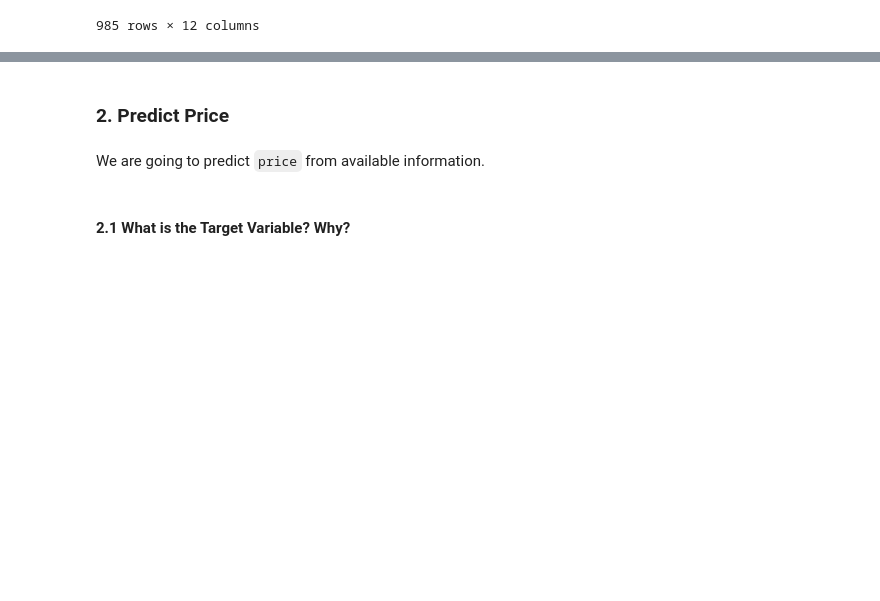
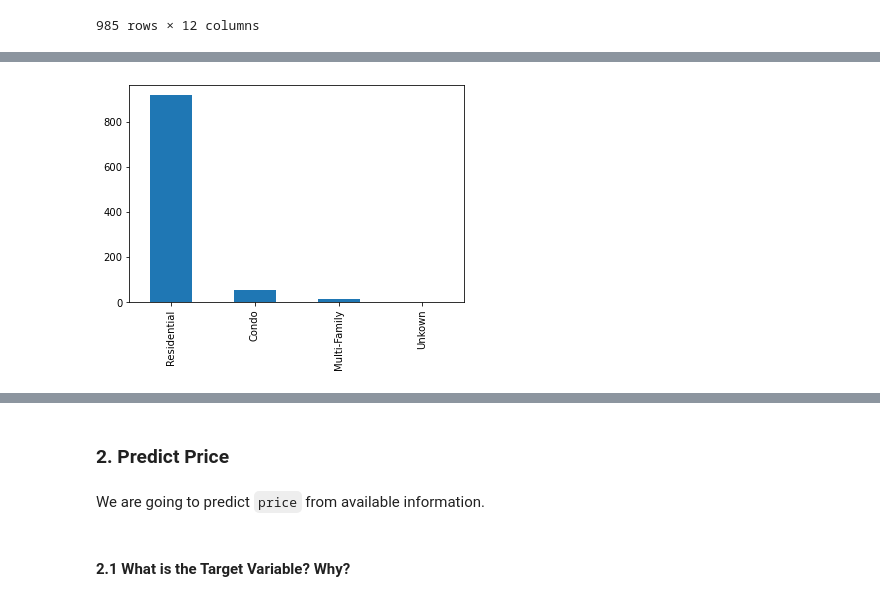
Before and after one commit to DavidMuwandi/Institue_of_data, a Jupyter notebook: Module 4/IOD_Lab 4.1.1 - Linear regresion hard coded.ipynb, the cells around one changed output, grey strips where cells are left out. Drawn from its saved outputs; the diff is of its cells as text; code cells hidden in the pictures; blank space fills up the shorter version.

```diff
--- a/Module 4/IOD_Lab 4.1.1 - Linear regresion hard coded.ipynb
+++ b/Module 4/IOD_Lab 4.1.1 - Linear regresion hard coded.ipynb
@@ -44,0 +51,5 @@ df
+# %%
+df.type.value_counts().plot(kind = "bar")
+plt.show()
+# %% [output]
+[figure, added]
```
Also changed, not shown: parts of 7 cells of this notebook, 1 other file.
